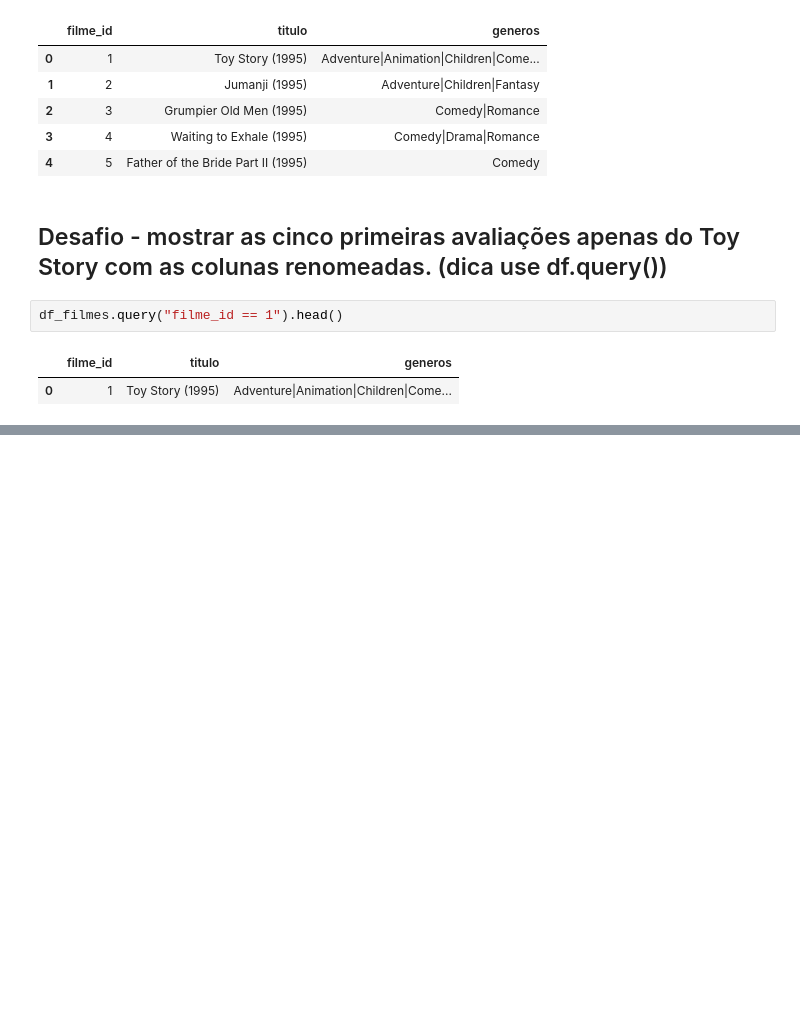
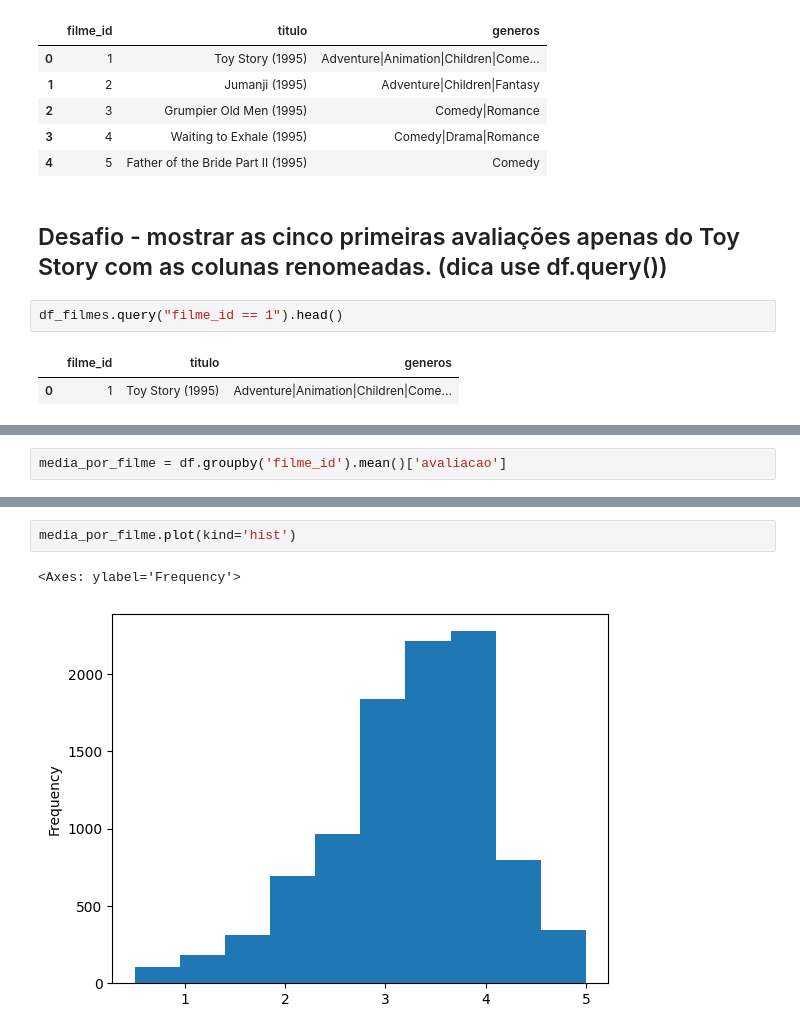
Before and after one commit to rafaelflorentinobarbosa/DataScience, a Jupyter notebook: semanaeda/aula1.ipynb, the cells around one changed output, grey strips where cells are left out. Cells and saved outputs as stored; diff of their text form; blank space fills up the shorter version.

```diff
--- a/semanaeda/aula1.ipynb
+++ b/semanaeda/aula1.ipynb
@@ -336,0 +368,2 @@ df_filmes.query("filme_id == 1").head()
+# %%
+media_por_filme = df.groupby('filme_id').mean()['avaliacao']
@@ -336,0 +392,5 @@ df_filmes.query("filme_id == 1").head()
+# %%
+media_por_filme.plot(kind='hist')
+# %% [output]
+<Axes: ylabel='Frequency'>
+[figure, added]
```
Also changed, not shown: parts of 19 cells of this notebook, 2 other files.
